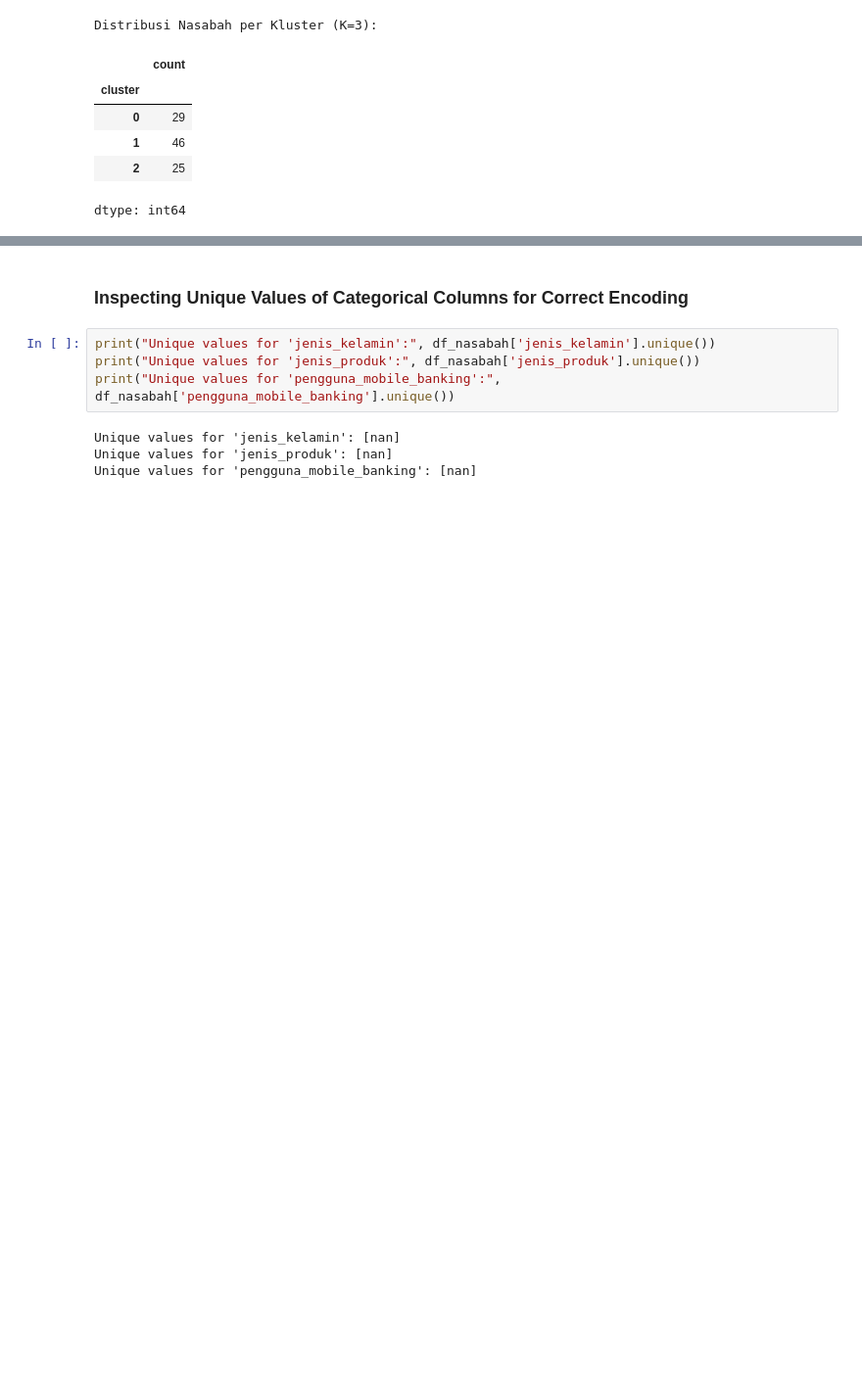
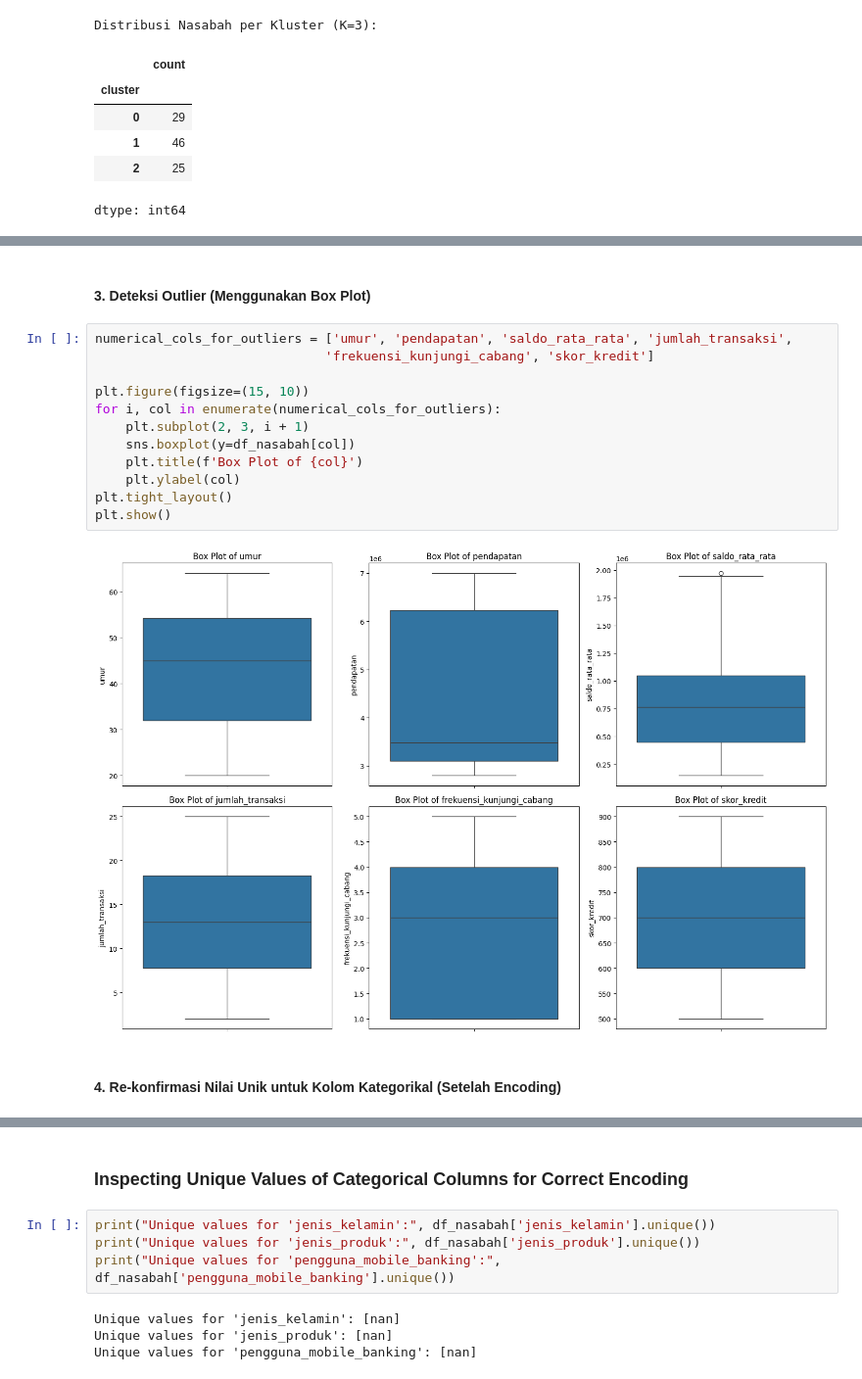
Before and after one commit to nova888/Data-Science, a Jupyter notebook: EDAdataNasabah.ipynb, the cells around one changed output, grey strips where cells are left out. Shown at 98% size. Saved outputs shown, nothing was run; the diff lists cells and outputs as text; blank space fills up the shorter version.

```diff
--- a/EDAdataNasabah.ipynb
+++ b/EDAdataNasabah.ipynb
@@ -237,0 +272,18 @@ dtype: int64
+# %% [markdown]
+#### 3. Deteksi Outlier (Menggunakan Box Plot)
+# %%
+numerical_cols_for_outliers = ['umur', 'pendapatan', 'saldo_rata_rata', 'jumlah_transaksi',
+                              'frekuensi_kunjungi_cabang', 'skor_kredit']
+
+plt.figure(figsize=(15, 10))
+for i, col in enumerate(numerical_cols_for_outliers):
+    plt.subplot(2, 3, i + 1)
+    sns.boxplot(y=df_nasabah[col])
+    plt.title(f'Box Plot of {col}')
+    plt.ylabel(col)
+plt.tight_layout()
+plt.show()
+# %% [output]
+[figure, added]
+# %% [markdown]
+#### 4. Re-konfirmasi Nilai Unik untuk Kolom Kategorikal (Setelah Encoding)
```
Also changed, not shown: parts of 6 cells of this notebook.
